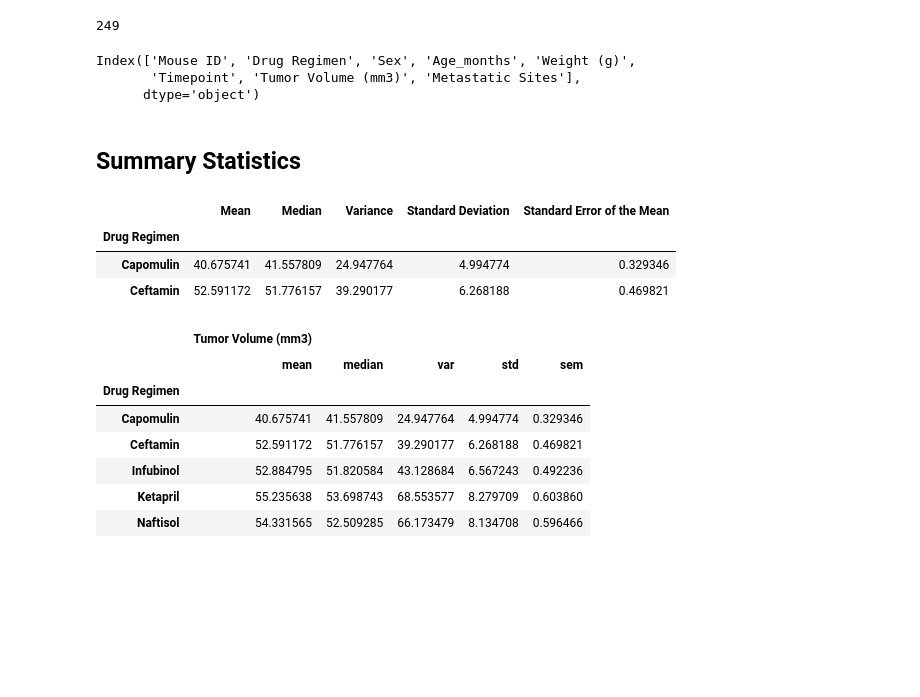
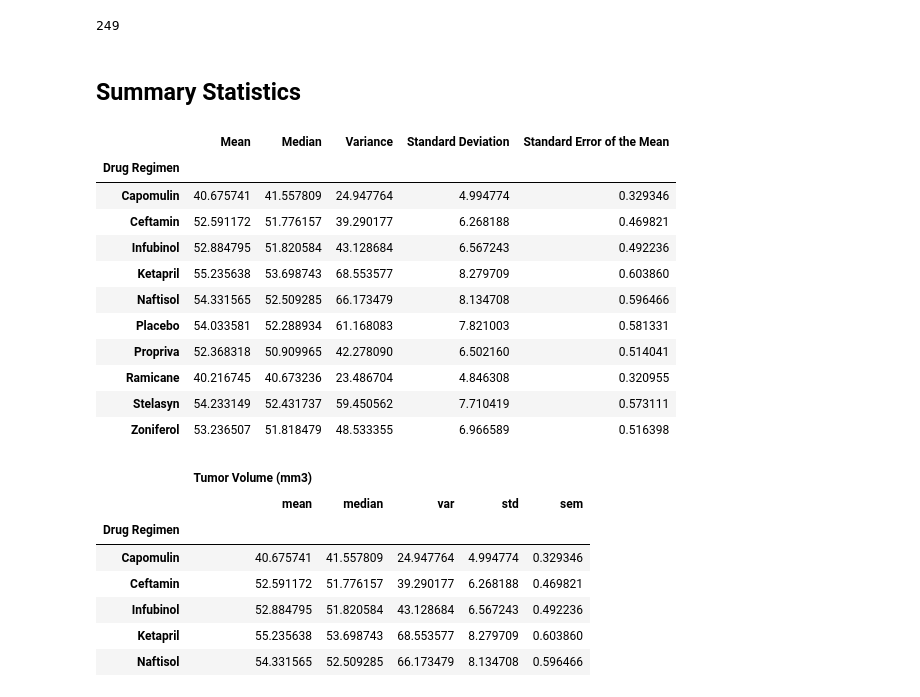
Before and after one commit to D11eleven/MatplotlibHW5, a Jupyter notebook: Pymaceuticals/Working.ipynb, the cells around one changed output. Drawn from its saved outputs; the diff is of its cells as text; code cells hidden in the pictures; blank space fills up the shorter version.

```diff
--- a/Pymaceuticals/Working.ipynb
+++ b/Pymaceuticals/Working.ipynb
@@ -115,9 +115,3 @@ clean_combined_dataset_df.shape
 len(clean_combined_dataset_df["Mouse ID"].unique())
 # %% [output]
 249
-# %%
-clean_combined_dataset_df.columns
-# %% [output]
-Index(['Mouse ID', 'Drug Regimen', 'Sex', 'Age_months', 'Weight (g)',
-       'Timepoint', 'Tumor Volume (mm3)', 'Metastatic Sites'],
-      dtype='object')
@@ -126,27 +122,35 @@ Index(['Mouse ID', 'Drug Regimen', 'Sex', 'Age_months', 'Weight (g)',
 # %%
 # Generate a summary statistics table of mean, median, variance, standard deviation, and SEM of the tumor volume for each regimen
 
 # Use groupby and summary statistical methods to calculate the following properties of each drug regimen:
 # mean, median, variance, standard deviation, and SEM of the tumor volume.
 
 summary_mean = clean_combined_dataset_df.groupby("Drug Regimen").mean()["Tumor Volume (mm3)"]
 summary_median = clean_combined_dataset_df.groupby("Drug Regimen").median()["Tumor Volume (mm3)"]
 summary_variance = clean_combined_dataset_df.groupby("Drug Regimen").var()["Tumor Volume (mm3)"]
 summary_std_dv = clean_combined_dataset_df.groupby("Drug Regimen").std()["Tumor Volume (mm3)"]
 summary_sem = clean_combined_dataset_df.groupby("Drug Regimen").sem()["Tumor Volume (mm3)"]
 
 # Assemble the resulting series into a single summary dataframe.
 
 summary_stats_df = pd.DataFrame({"Mean": summary_mean, "Median": summary_median, "Variance": summary_variance,
                                   "Standard Deviation": summary_std_dv, "Standard Error of the Mean": summary_sem})
 
-summary_stats_df.head(2)
+summary_stats_df.head(20)
 #
 # %% [output]
 |  | Mean | Median | Variance | Standard Deviation | Standard Error of the Mean |
 | Drug Regimen |  |  |  |  |  |
 | Capomulin | 40.675741 | 41.557809 | 24.947764 | 4.994774 | 0.329346 |
 | Ceftamin | 52.591172 | 51.776157 | 39.290177 | 6.268188 | 0.469821 |
+| Infubinol | 52.884795 | 51.820584 | 43.128684 | 6.567243 | 0.492236 |
+| Ketapril | 55.235638 | 53.698743 | 68.553577 | 8.279709 | 0.603860 |
+| Naftisol | 54.331565 | 52.509285 | 66.173479 | 8.134708 | 0.596466 |
+| Placebo | 54.033581 | 52.288934 | 61.168083 | 7.821003 | 0.581331 |
+| Propriva | 52.368318 | 50.909965 | 42.278090 | 6.502160 | 0.514041 |
+| Ramicane | 40.216745 | 40.673236 | 23.486704 | 4.846308 | 0.320955 |
+| Stelasyn | 54.233149 | 52.431737 | 59.450562 | 7.710419 | 0.573111 |
+| Zoniferol | 53.236507 | 51.818479 | 48.533355 | 6.966589 | 0.516398 |
 # %%
 # help(clean_combined_dataset_df.groupby("Drug Regimen").agg)
 # %%
```
Also changed, not shown: parts of 15 cells of this notebook, 2 other files.
